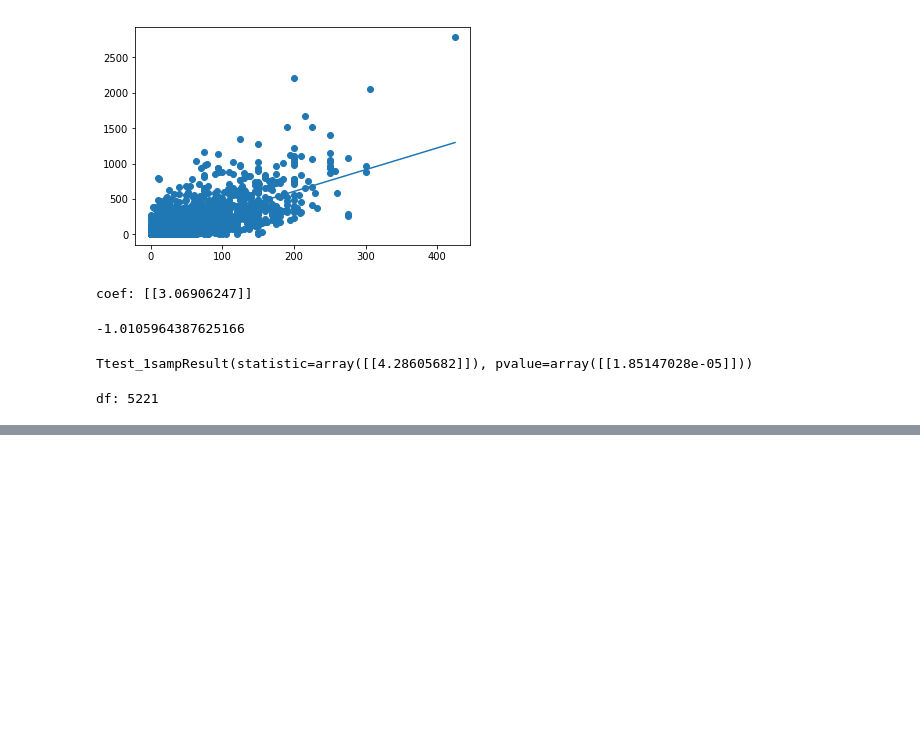
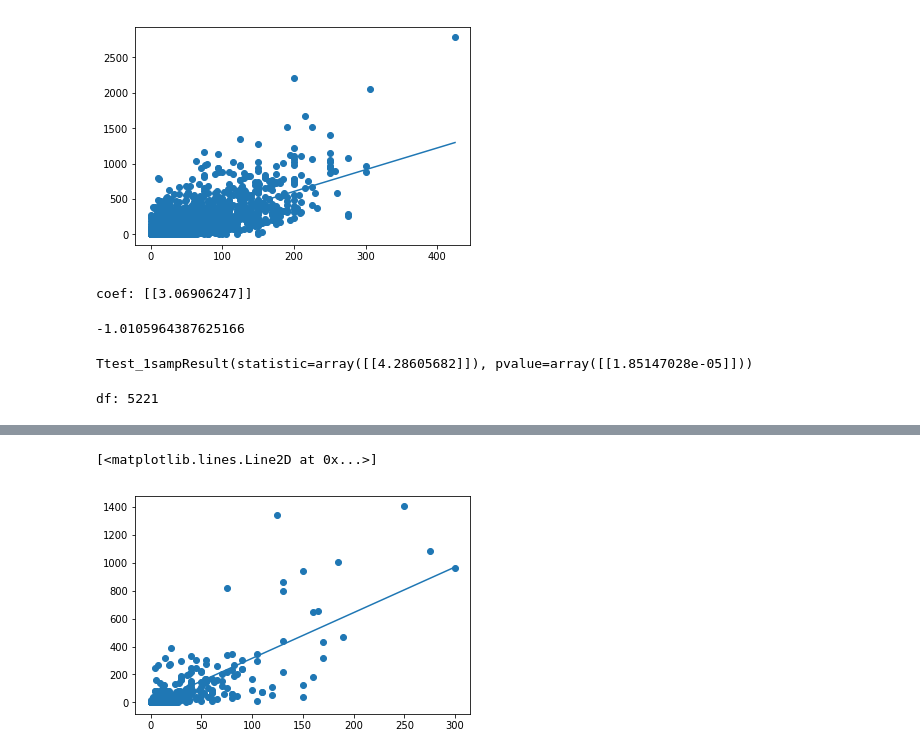
Before and after one commit to Max-Fu/AP-Statistics-Final-Project, a Jupyter notebook: Program/Analysis.ipynb, the cells around one changed output, grey strips where cells are left out. Drawn from its saved outputs; the diff is of its cells as text; code cells hidden in the pictures; blank space fills up the shorter version.

```diff
--- a/Program/Analysis.ipynb
+++ b/Program/Analysis.ipynb
@@ -93,0 +114,4 @@ Ttest_1sampResult(statistic=array([[0.14159829]]), pvalue=array([[0.88768506]]))
+# %%
+randomIndex = np.random.permutation(len(data))[:300]
+sampleBudget = budget[randomIndex]
+sampleGross = WorldwideGross[randomIndex]
@@ -93,0 +130,9 @@ Ttest_1sampResult(statistic=array([[0.14159829]]), pvalue=array([[0.88768506]]))
+# %%
+# Sample Graph
+
+prediction=linearReg.predict(np.sort(sampleBudget, axis=0))
+plt.scatter(sampleBudget, sampleGross)
+plt.plot(np.sort(sampleBudget, axis=0),prediction)
+# %% [output]
+[<matplotlib.lines.Line2D at 0x...>]
+[figure, added]
```
Also changed, not shown: parts of 8 cells of this notebook.
